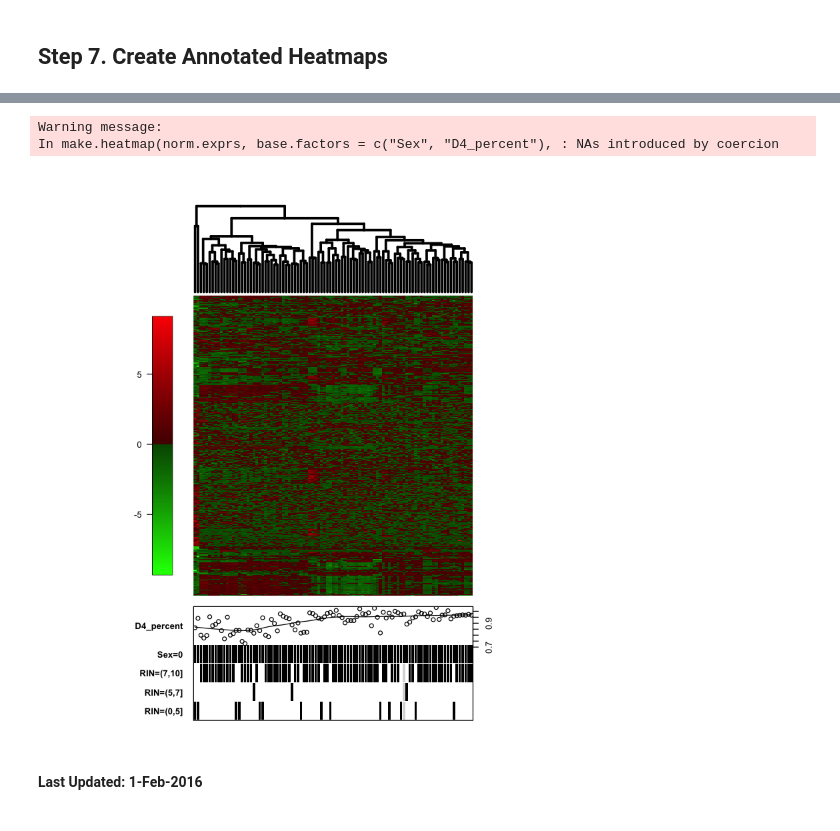
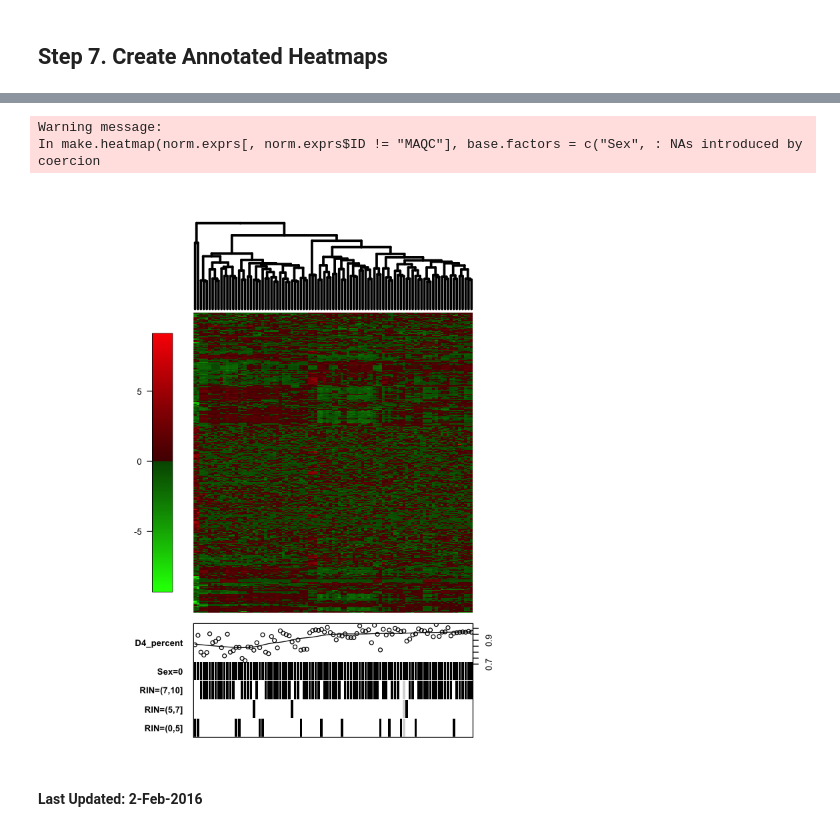
Before and after one commit to mooneymi/systems_immunogenetics, a Jupyter notebook: SIG_Array_QA_QC_Workflow.ipynb, the cells around one changed output, grey strips where cells are left out. Drawn from its saved outputs; the diff is of its cells as text; code cells hidden in the pictures.

```diff
--- a/SIG_Array_QA_QC_Workflow.ipynb
+++ b/SIG_Array_QA_QC_Workflow.ipynb
@@ -217,10 +253,11 @@ rin.breaks: A numeric vector indicating the break points for discretizing the RI
 make.pdf: A logical indicating if a PDF should be created.
 base.name: The base filename of the PDF to create (default is 'test').
 # %%
-make.heatmap(norm.exprs, base.factors=c('Sex', 'D4_percent'), make.pdf=F)
+## Create annotated heatmap (don't include MAQC in heatmap)
+make.heatmap(norm.exprs[, norm.exprs$ID != 'MAQC'], base.factors=c('Sex', 'D4_percent'), make.pdf=F)
 # %% [output]
 Warning message:
-In make.heatmap(norm.exprs, base.factors = c("Sex", "D4_percent"), : NAs introduced by coercion
+In make.heatmap(norm.exprs[, norm.exprs$ID != "MAQC"], base.factors = c("Sex", : NAs introduced by coercion
-[figure, old version]
+[figure, new version]
 # %% [markdown]
-#### Last Updated: 1-Feb-2016
+#### Last Updated: 2-Feb-2016
```
Also changed, not shown: parts of 11 cells of this notebook, 1 other file.
